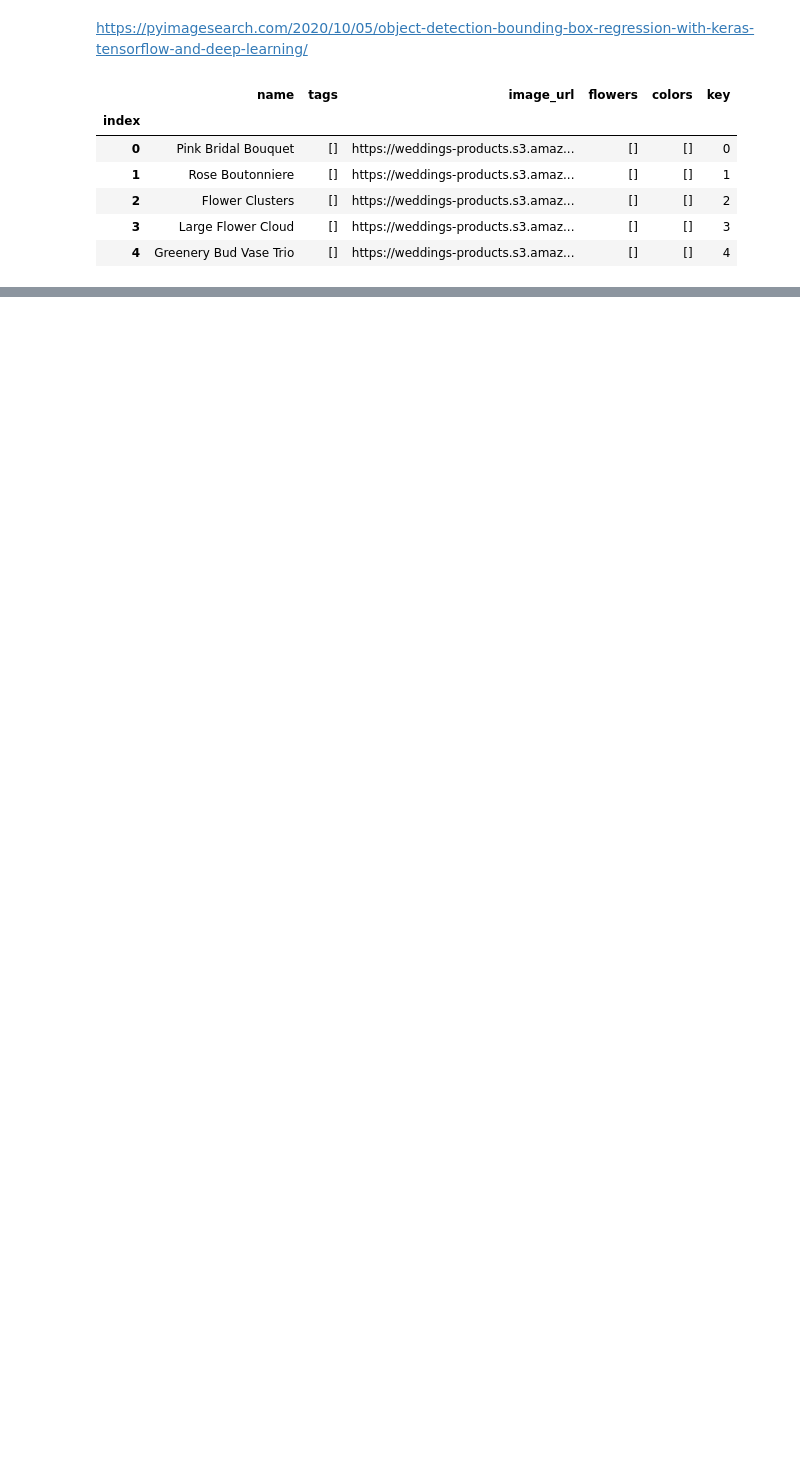
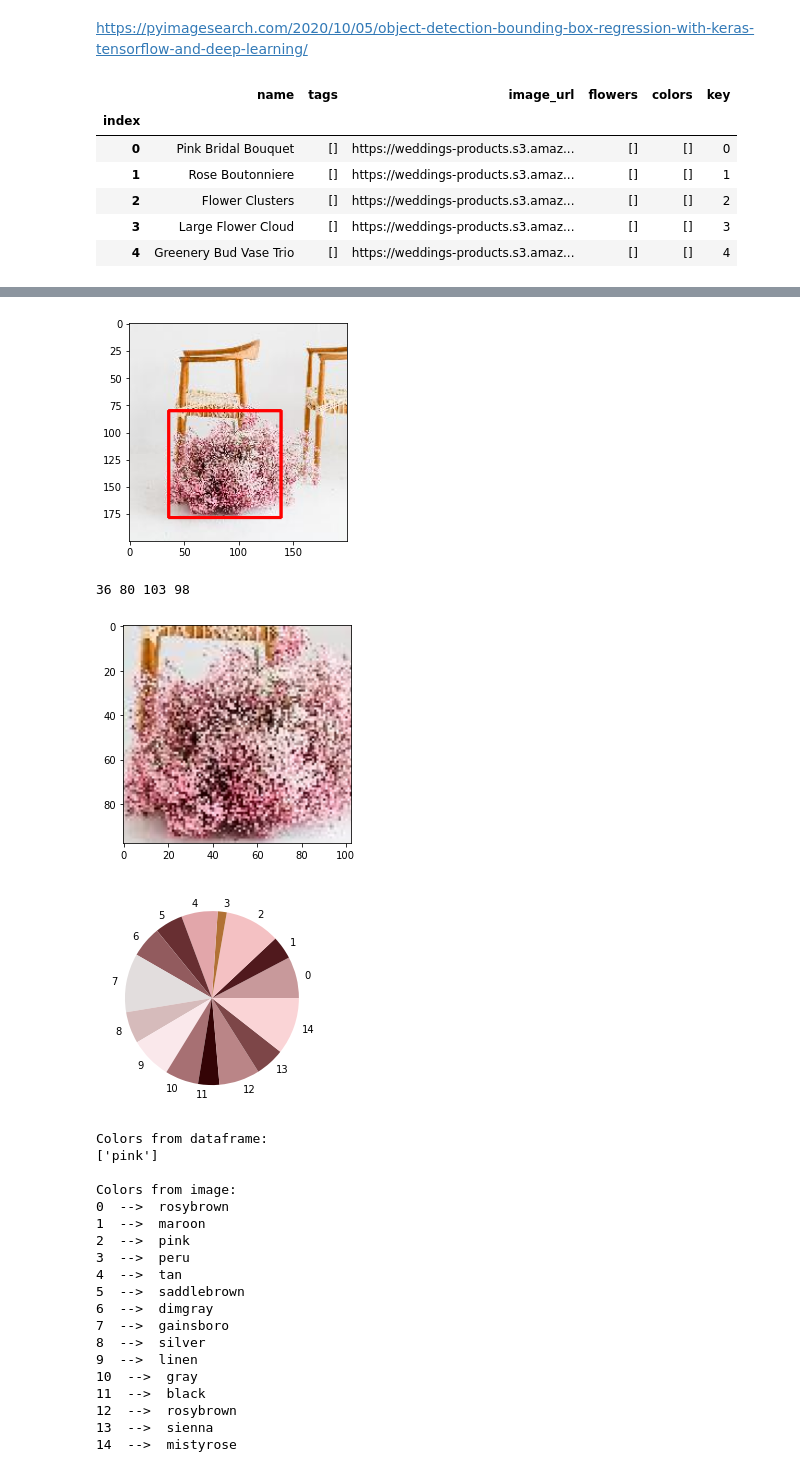
Before and after one commit to anaghab3/flower-vision, a Jupyter notebook: Working with MyEnv.ipynb, the cells around one changed output, grey strips where cells are left out. Drawn from its saved outputs; the diff is of its cells as text; code cells hidden in the pictures; blank space fills up the shorter version.

```diff
--- a/Working with MyEnv.ipynb
+++ b/Working with MyEnv.ipynb
@@ -779,0 +789,26 @@ df.head(10)
+# %%
+get_pie_chart(69)
+# %% [output]
+[figure, added]
+36 80 103 98
+[figure, added]
+[figure, added]
+Colors from dataframe:
+['pink']
+
+Colors from image:
+0  -->  rosybrown
+1  -->  maroon
+2  -->  pink
+3  -->  peru
+4  -->  tan
+5  -->  saddlebrown
+6  -->  dimgray
+7  -->  gainsboro
+8  -->  silver
+9  -->  linen
+10  -->  gray
+11  -->  black
+12  -->  rosybrown
+13  -->  sienna
+14  -->  mistyrose
```
Also changed, not shown: parts of 42 cells of this notebook.
